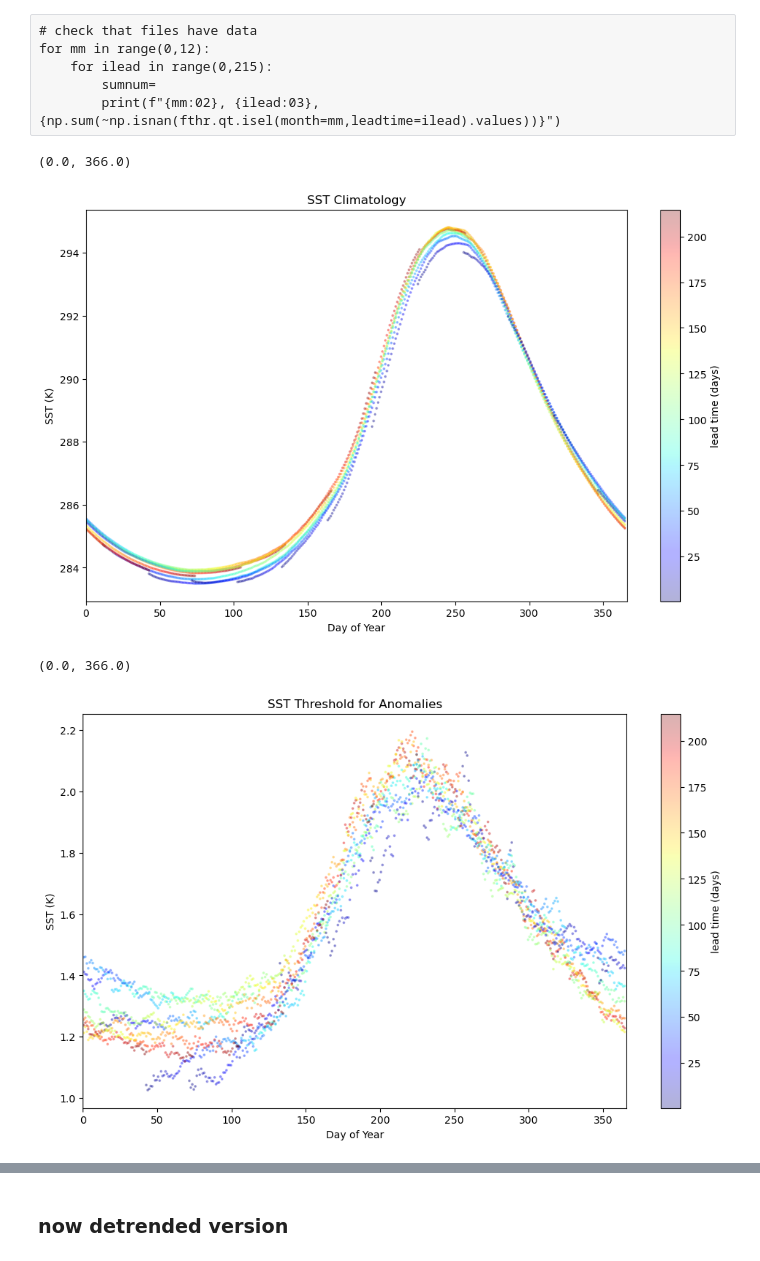
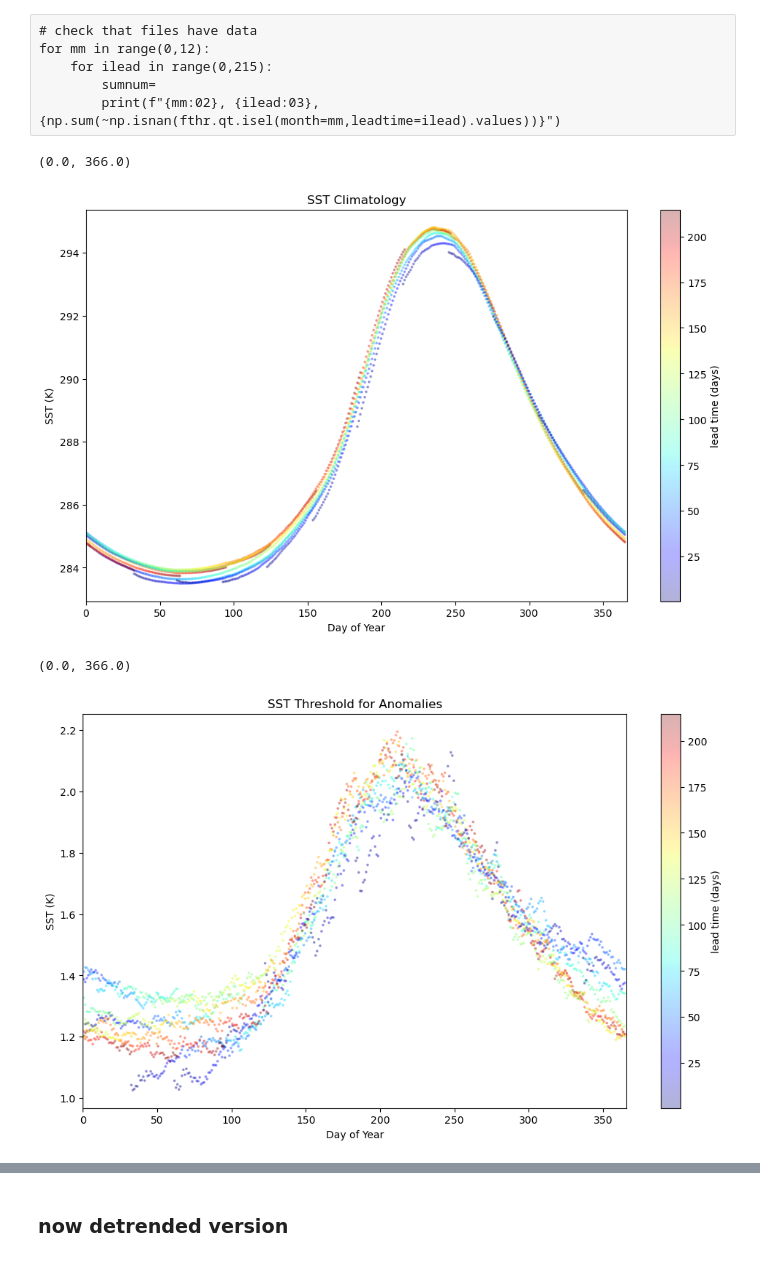
Before and after one commit to e-olson/MHW, a Jupyter notebook: MHW_Forecasts_New/checkSmooth_AllComponents_NoSmoothing.ipynb, the cells around one changed output, grey strips where cells are left out. Saved outputs shown, nothing was run; the diff lists cells and outputs as text; code cells hidden in the pictures.

```diff
--- a/MHW_Forecasts_New/checkSmooth_AllComponents_NoSmoothing.ipynb
+++ b/MHW_Forecasts_New/checkSmooth_AllComponents_NoSmoothing.ipynb
@@ -75,23 +75,23 @@ for mm in range(0,12):
 # %%
 #clim only
 fig,ax=plt.subplots(1,1,figsize=(12,7))
 for mm in range(1,13):
-    t=(dt.datetime(2024,mm,1)-dt.datetime(2023,12,21)).total_seconds()/(24*3600)+fthr.leadtime.values/24
+    t=(dt.datetime(2024,mm,1)-dt.datetime(2023,12,31)).total_seconds()/(24*3600)+fthr.leadtime.values/24
     t=t%365
     m=ax.scatter(t,fclim.tso.isel(month=mm-1,lat=130,lon=200).values,c=fthr.leadtime.values/24,s=3,cmap=plt.get_cmap('jet'),alpha=.3)
 fig.colorbar(m,label='lead time (days)')
 ax.set_title('SST Climatology')
 ax.set_xlabel('Day of Year')
 ax.set_ylabel('SST (K)')
 ax.set_xlim(0,366)
 # %% [output]
 (0.0, 366.0)
-[figure, old version]
+[figure, new version]
 # %%
 #threshold only
 fig,ax=plt.subplots(1,1,figsize=(12,7))
 for mm in range(1,13):
-    t=(dt.datetime(2024,mm,1)-dt.datetime(2023,12,21)).total_seconds()/(24*3600)+fthr.leadtime.values/24
+    t=(dt.datetime(2024,mm,1)-dt.datetime(2023,12,31)).total_seconds()/(24*3600)+fthr.leadtime.values/24
     t=t%365
     m=ax.scatter(t,fthr.qt.isel(month=mm-1,lat=130,lon=200),c=fthr.leadtime.values/24,s=3,cmap=plt.get_cmap('jet'),alpha=.3)
 fig.colorbar(m,label='lead time (days)')
@@ -101,7 +101,7 @@ ax.set_ylabel('SST (K)')
 ax.set_xlim(0,366)
 # %% [output]
 (0.0, 366.0)
-[figure, old version]
+[figure, new version]
 # %%
 # both
 fig,ax=plt.subplots(1,1,figsize=(12,7))
```
Also changed, not shown: parts of 6 cells of this notebook, 8 other files.
